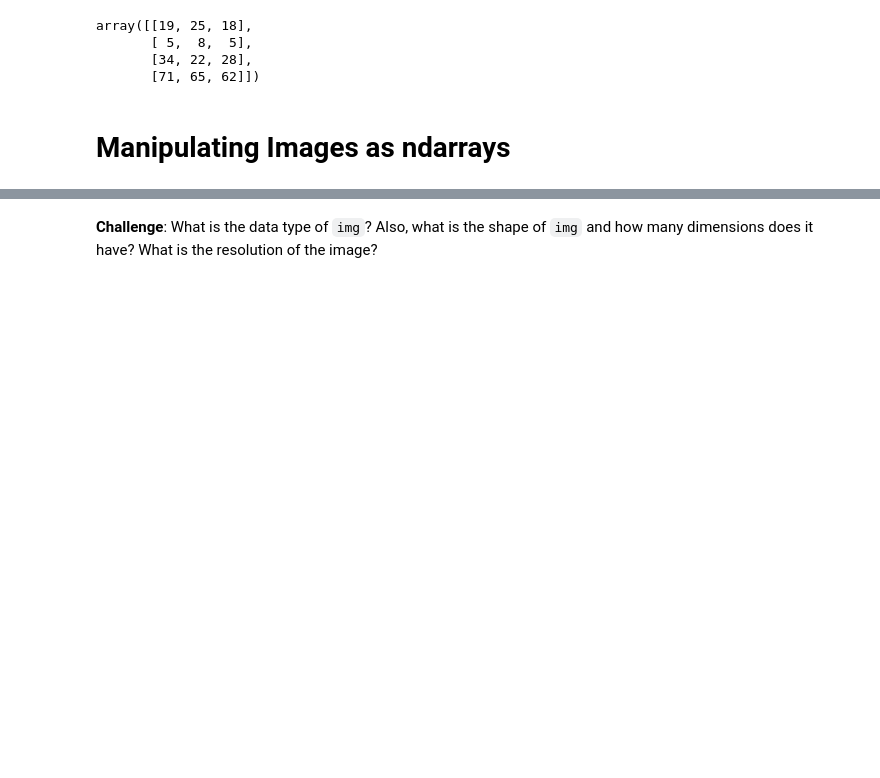
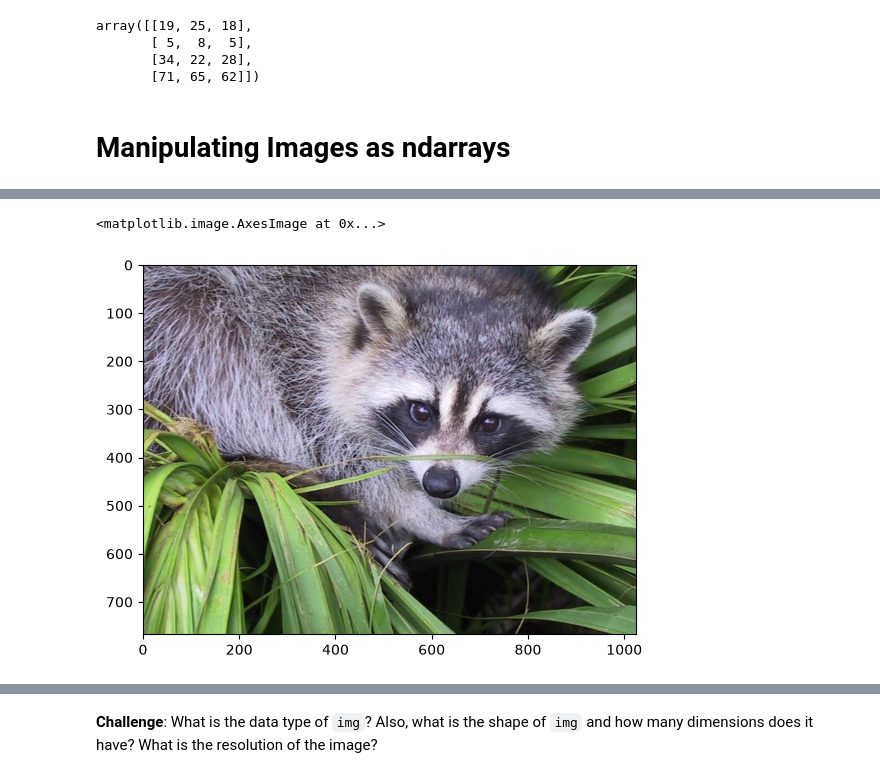
Before and after one commit to fkajose/100-Days-of-Code, a Jupyter notebook: 077-computation-with-NumPy/Computation_with_NumPy_and_N_Dimensional_Arrays_(start).ipynb, the cells around one changed output, grey strips where cells are left out. Saved outputs shown, nothing was run; the diff lists cells and outputs as text; code cells hidden in the pictures; blank space fills up the shorter version.

```diff
--- a/077-computation-with-NumPy/Computation_with_NumPy_and_N_Dimensional_Arrays_(start).ipynb
+++ b/077-computation-with-NumPy/Computation_with_NumPy_and_N_Dimensional_Arrays_(start).ipynb
@@ -257,3 +257,7 @@ array([[19, 25, 18],
        [71, 65, 62]])
 # %% [markdown]
 # Manipulating Images as ndarrays
+# %%
+img = datasets.face()
+plt.imshow(img)
+# %% [output]
@@ -259,0 +265,2 @@ array([[19, 25, 18],
+<matplotlib.image.AxesImage at 0x...>
+[figure, added]
```
Also changed, not shown: parts of 19 cells of this notebook.
